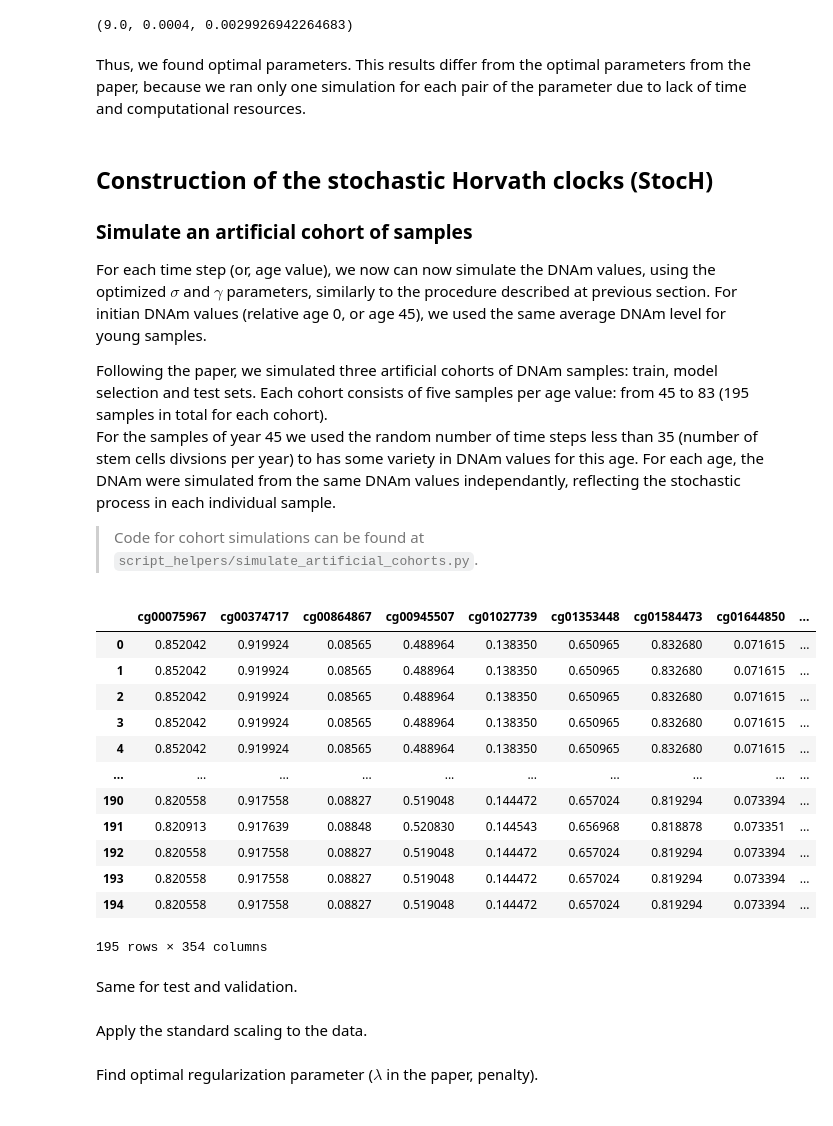
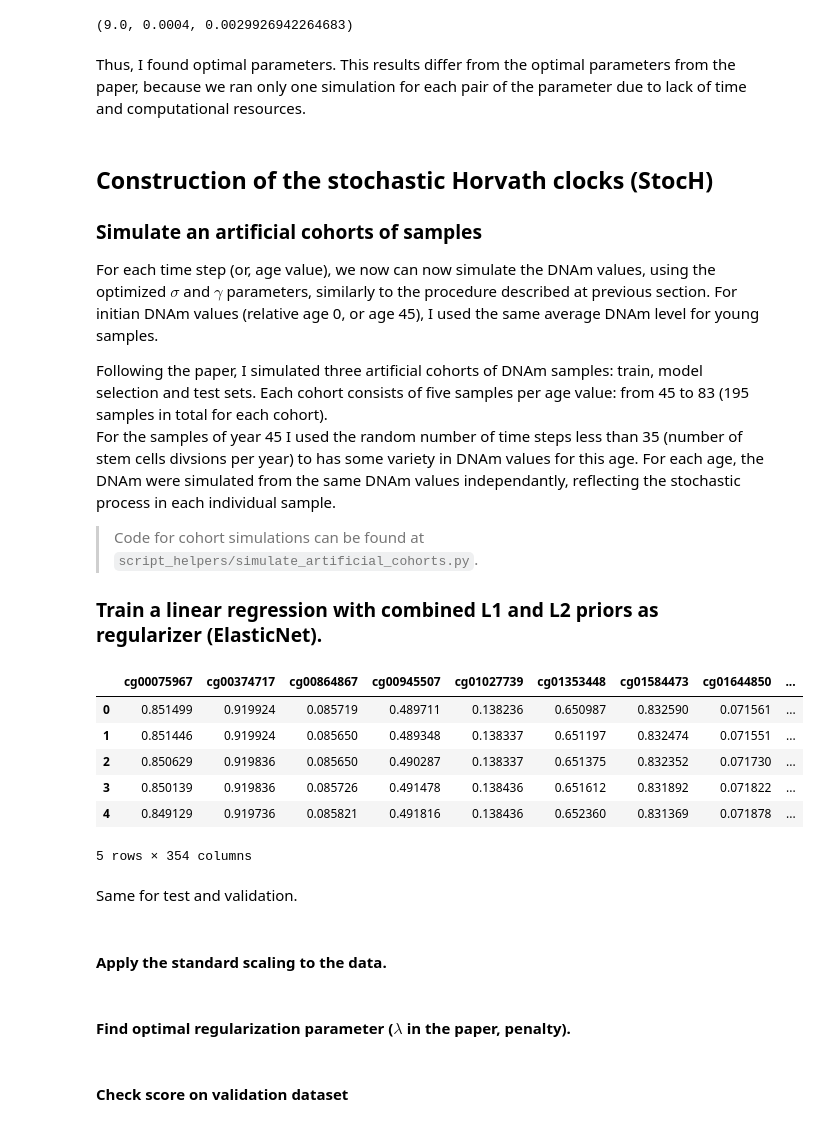
Before and after one commit to ombystoma-young/stochastic-component-epigen-proj, a Jupyter notebook: main.ipynb, the cells around one changed output. Saved outputs shown, nothing was run; the diff lists cells and outputs as text; code cells hidden in the pictures.

```diff
--- a/main.ipynb
+++ b/main.ipynb
@@ -481,38 +474,34 @@ gamma, sigma, mae
 # %% [output]
 (9.0, 0.0004, 0.0029926942264683)
 # %% [markdown]
-Thus, we found optimal parameters. This results differ from the optimal parameters from the paper, because we ran only one simulation for each pair of the parameter due to lack of time and computational resources.
+Thus, I found optimal parameters. This results differ from the optimal parameters from the paper, because we ran only one simulation for each pair of the parameter due to lack of time and computational resources.
 # %% [markdown]
 ## Construction of the stochastic Horvath clocks (StocH)
 
-### Simulate an artificial cohort of samples
+### Simulate an artificial cohorts of samples
 
-For each time step (or, age value), we now can now simulate the DNAm values, using the optimized $\sigma$ and $\gamma$ parameters, similarly to the procedure described at previous section. For initian DNAm values (relative age 0, or age 45), we used the same average DNAm level for young samples.
+For each time step (or, age value), we now can now simulate the DNAm values, using the optimized $\sigma$ and $\gamma$ parameters, similarly to the procedure described at previous section. For initian DNAm values (relative age 0, or age 45), I used the same average DNAm level for young samples.
 
-Following the paper, we simulated three artificial cohorts of DNAm samples: train, model selection and test sets. Each cohort consists of five samples per age value: from 45 to 83 (195 samples in total for each cohort).
-For the samples of year 45 we used the random number of time steps less than 35 (number of stem cells divsions per year) to has some variety in DNAm values for this age.
+Following the paper, I simulated three artificial cohorts of DNAm samples: train, model selection and test sets. Each cohort consists of five samples per age value: from 45 to 83 (195 samples in total for each cohort).
+For the samples of year 45 I used the random number of time steps less than 35 (number of stem cells divsions per year) to has some variety in DNAm values for this age.
 For each age, the DNAm were simulated from the same DNAm values independantly, reflecting the stochastic process in each individual sample.
 
 > Code for cohort simulations can be found at `script_helpers/simulate_artificial_cohorts.py`.
+
+### Train a linear regression with combined L1 and L2 priors as regularizer (ElasticNet).
 # %%
 simulated_train_df = pd.read_pickle(os.path.join(DATA_FOLDER, 'simulated_cohort_train.pkl'))
 simulated_train_df.columns = dnam_df.columns
 simulated_train_df['age'] = (simulated_train_df['age'] + 45).astype(int)
-simulated_train_df
+simulated_train_df.head()
 # %% [output]
 |  | cg00075967 | cg00374717 | cg00864867 | cg00945507 | cg01027739 | cg01353448 | cg01584473 | cg01644850 | ... |
-| 0 | 0.852042 | 0.919924 | 0.08565 | 0.488964 | 0.138350 | 0.650965 | 0.832680 | 0.071615 | ... |
-| 1 | 0.852042 | 0.919924 | 0.08565 | 0.488964 | 0.138350 | 0.650965 | 0.832680 | 0.071615 | ... |
-| 2 | 0.852042 | 0.919924 | 0.08565 | 0.488964 | 0.138350 | 0.650965 | 0.832680 | 0.071615 | ... |
-| 3 | 0.852042 | 0.919924 | 0.08565 | 0.488964 | 0.138350 | 0.650965 | 0.832680 | 0.071615 | ... |
-| 4 | 0.852042 | 0.919924 | 0.08565 | 0.488964 | 0.138350 | 0.650965 | 0.832680 | 0.071615 | ... |
-| ... | ... | ... | ... | ... | ... | ... | ... | ... | ... |
-| 190 | 0.820558 | 0.917558 | 0.08827 | 0.519048 | 0.144472 | 0.657024 | 0.819294 | 0.073394 | ... |
-| 191 | 0.820913 | 0.917639 | 0.08848 | 0.520830 | 0.144543 | 0.656968 | 0.818878 | 0.073351 | ... |
-| 192 | 0.820558 | 0.917558 | 0.08827 | 0.519048 | 0.144472 | 0.657024 | 0.819294 | 0.073394 | ... |
-| 193 | 0.820558 | 0.917558 | 0.08827 | 0.519048 | 0.144472 | 0.657024 | 0.819294 | 0.073394 | ... |
-| 194 | 0.820558 | 0.917558 | 0.08827 | 0.519048 | 0.144472 | 0.657024 | 0.819294 | 0.073394 | ... |
+| 0 | 0.851499 | 0.919924 | 0.085719 | 0.489711 | 0.138236 | 0.650987 | 0.832590 | 0.071561 | ... |
+| 1 | 0.851446 | 0.919924 | 0.085650 | 0.489348 | 0.138337 | 0.651197 | 0.832474 | 0.071551 | ... |
+| 2 | 0.850629 | 0.919836 | 0.085650 | 0.490287 | 0.138337 | 0.651375 | 0.832352 | 0.071730 | ... |
+| 3 | 0.850139 | 0.919836 | 0.085726 | 0.491478 | 0.138436 | 0.651612 | 0.831892 | 0.071822 | ... |
+| 4 | 0.849129 | 0.919736 | 0.085821 | 0.491816 | 0.138436 | 0.652360 | 0.831369 | 0.071878 | ... |
-195 rows × 354 columns
+5 rows × 354 columns
 # %% [markdown]
 Same for test and validation.
 # %%
@@ -526,7 +515,7 @@ simulated_validation_df = pd.read_pickle(os.path.join(DATA_FOLDER, 'simulated_co
 simulated_validation_df.columns = dnam_df.columns
 simulated_validation_df['age'] = (simulated_validation_df['age'] + 45).astype(int)
 # %% [markdown]
-Apply the standard scaling to the data.
+#### Apply the standard scaling to the data.
 # %%
 X_train = simulated_train_df.iloc[:, :-1]
 y_train = simulated_train_df.iloc[:, -1]
@@ -546,5 +534,5 @@ X_validation = scaler.transform(X_validation)
 # %% [markdown]
-Find optimal regularization parameter ($\lambda$ in the paper, penalty).
+#### Find optimal regularization parameter ($\lambda$ in the paper, penalty).
 # %%
 l1 = 0.5
 scores = []
@@ -561,6 +549,8 @@ for alpha in np.arange(0, 1.00001, 0.001):
     # save scores
     scores.append([alpha, rmse])
     models.append(elm)
+# %% [markdown]
+#### Check score on validation dataset
 # %%
 scores = np.array(scores)
 min_alpha = scores[:, 0][scores[:, 1].argmin()]
```
Also changed, not shown: parts of 37 cells of this notebook, 15 other files.
